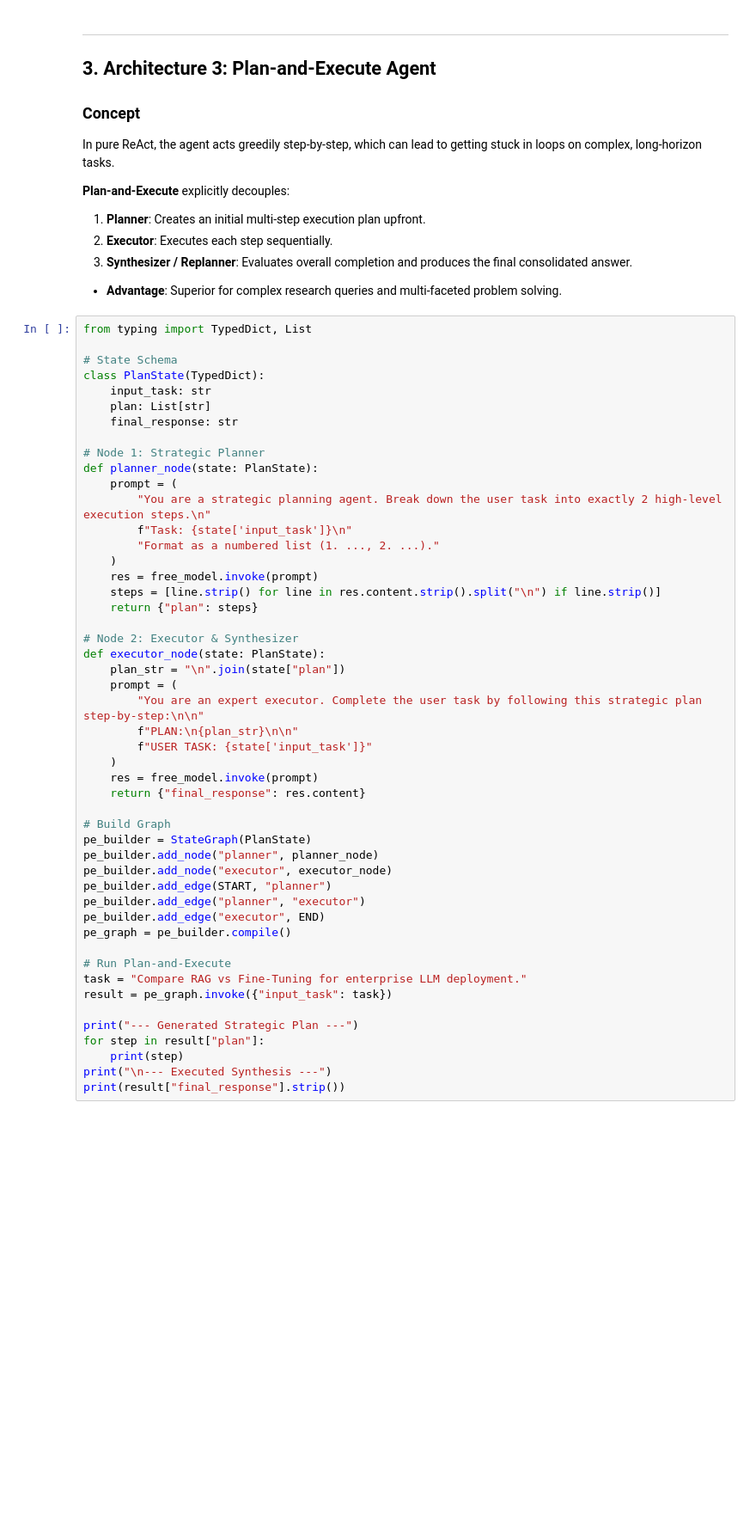
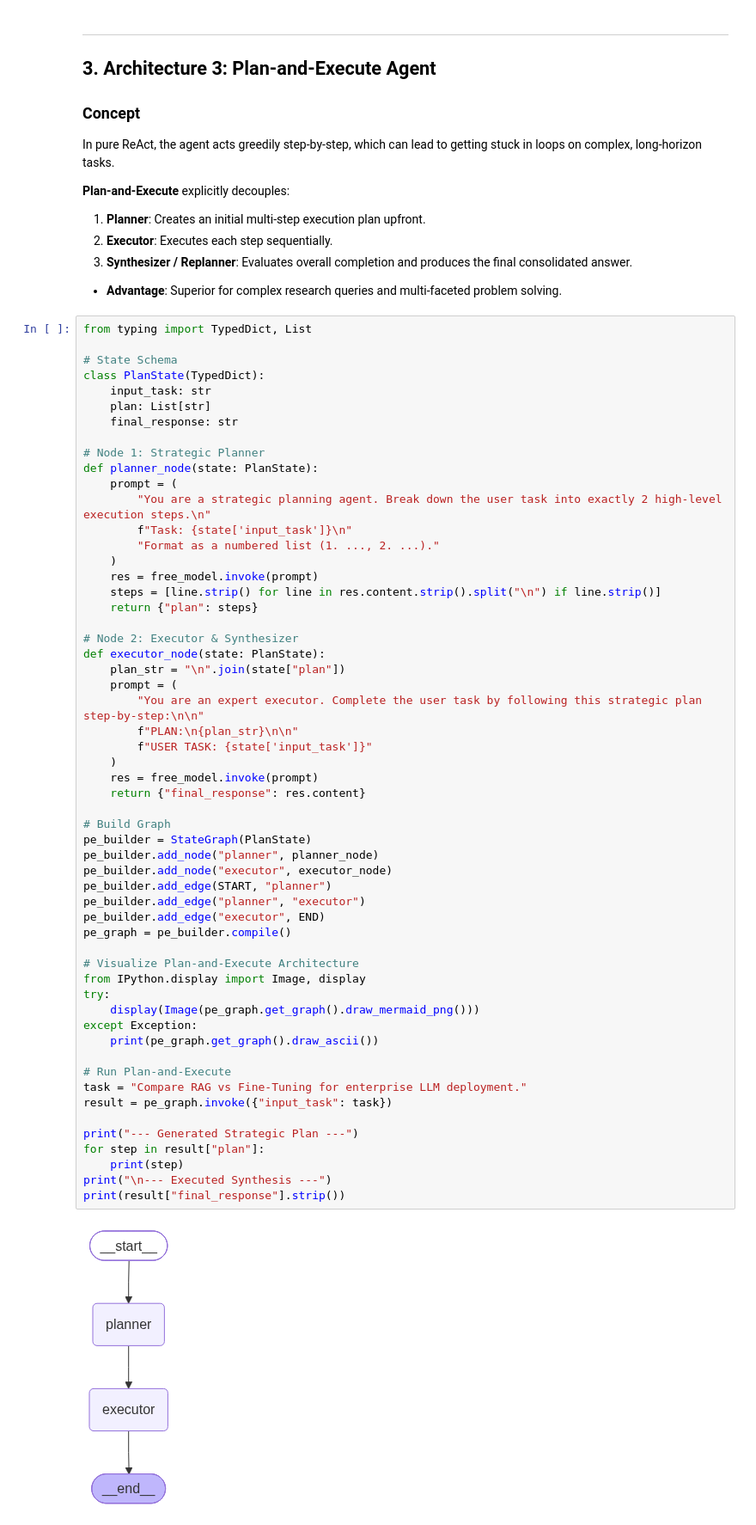
Before and after one commit to itsarpitgupta/RAG, a Jupyter notebook: 9-AgenticRAG/Agent_Architecture/agent_architectures.ipynb, the cells around one changed output. Shown at 86% size. Cells and saved outputs as stored; diff of their text form; blank space fills up the shorter version.

```diff
--- a/9-AgenticRAG/Agent_Architecture/agent_architectures.ipynb
+++ b/9-AgenticRAG/Agent_Architecture/agent_architectures.ipynb
@@ -197,31 +219,39 @@ def planner_node(state: PlanState):
 # Node 2: Executor & Synthesizer
 def executor_node(state: PlanState):
     plan_str = "\n".join(state["plan"])
     prompt = (
         "You are an expert executor. Complete the user task by following this strategic plan step-by-step:\n\n"
         f"PLAN:\n{plan_str}\n\n"
         f"USER TASK: {state['input_task']}"
     )
     res = free_model.invoke(prompt)
     return {"final_response": res.content}
 
 # Build Graph
 pe_builder = StateGraph(PlanState)
 pe_builder.add_node("planner", planner_node)
 pe_builder.add_node("executor", executor_node)
 pe_builder.add_edge(START, "planner")
 pe_builder.add_edge("planner", "executor")
 pe_builder.add_edge("executor", END)
 pe_graph = pe_builder.compile()
 
+# Visualize Plan-and-Execute Architecture
+from IPython.display import Image, display
+try:
+    display(Image(pe_graph.get_graph().draw_mermaid_png()))
+except Exception:
+    print(pe_graph.get_graph().draw_ascii())
+
 # Run Plan-and-Execute
 task = "Compare RAG vs Fine-Tuning for enterprise LLM deployment."
 result = pe_graph.invoke({"input_task": task})
 
 print("--- Generated Strategic Plan ---")
 for step in result["plan"]:
     print(step)
 print("\n--- Executed Synthesis ---")
 print(result["final_response"].strip())
 # %% [output]
+[figure, added]
 --- Generated Strategic Plan ---
```
Also changed, not shown: parts of 8 cells of this notebook, 18 other files.
